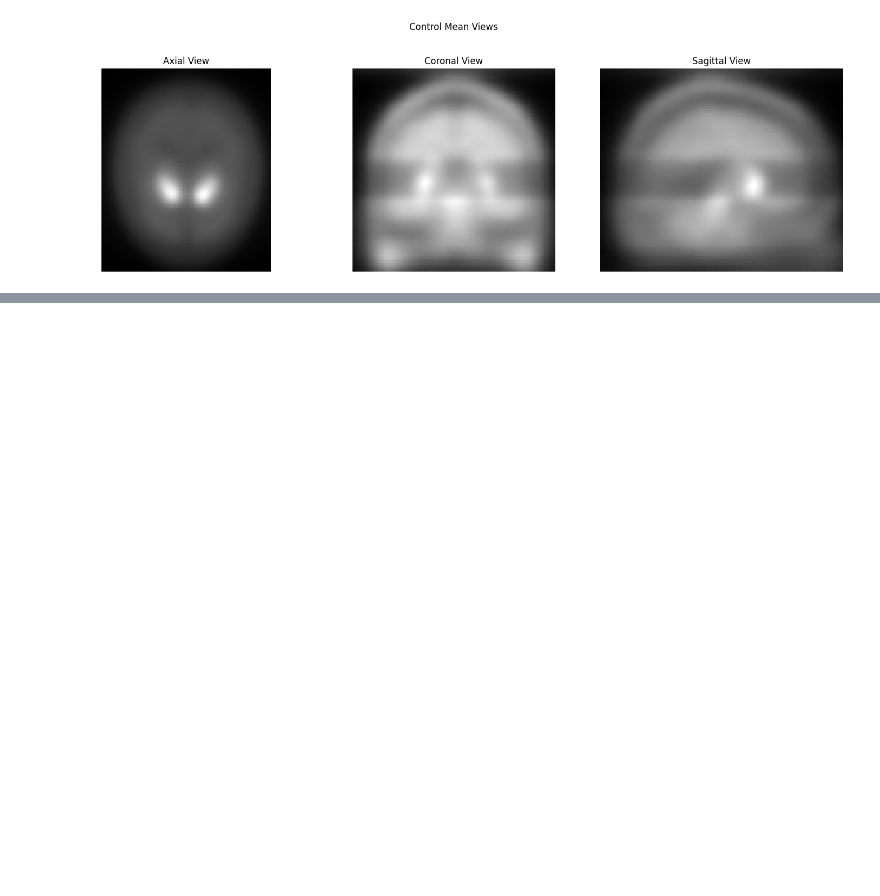
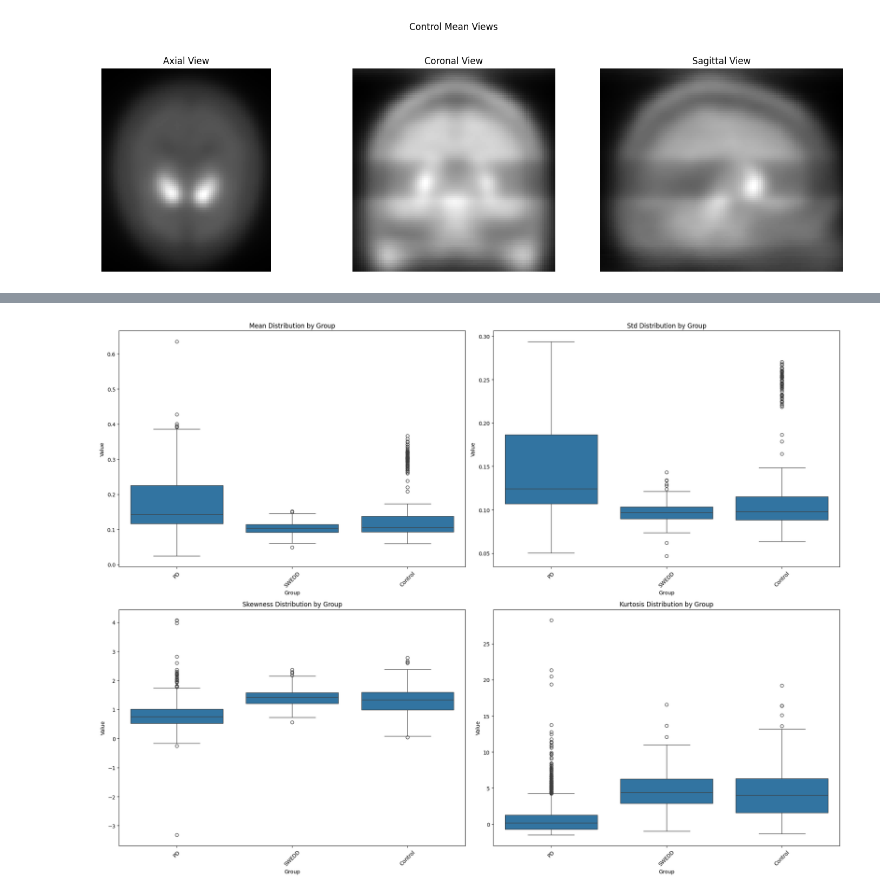
Before and after one commit to alexcri90/ParkinsonThesis, a Jupyter notebook: Notebook.ipynb, the cells around one changed output, grey strips where cells are left out. Drawn from its saved outputs; the diff is of its cells as text; code cells hidden in the pictures; blank space fills up the shorter version.

```diff
--- a/Notebook.ipynb
+++ b/Notebook.ipynb
@@ -280,0 +389,13 @@ Visualizing Patient ID 113050 - File: Images\PPMI_Images_Cont\113050\Reconstruct
+# %%
+# Cell 18: Process statistics for each group with progress tracking
+group_statistics = {}
+for label in group_labels.values():
+    print(f"\nProcessing statistics for {label} group...")
+    start_time = time.time()
+
+    group_df = df[df['label'] == label]
+    group_statistics[label] = process_group_statistics(group_df)
+
+    duration = time.time() - start_time
+    print(f"Completed {label} group in {duration:.2f} seconds")
+    print(f"Processed {len(group_statistics[label])} images")
@@ -280,0 +414,40 @@ Visualizing Patient ID 113050 - File: Images\PPMI_Images_Cont\113050\Reconstruct
+# %%
+# Cell 19: Visualize statistical distributions with efficient memory usage
+def plot_group_statistics(group_statistics):
+    """
+    Create comparison plots for different statistical measures across groups
+    """
+    metrics = ['mean', 'std', 'skewness', 'kurtosis']
+    fig, axes = plt.subplots(2, 2, figsize=(20, 15))
+
+    for idx, (metric, ax) in enumerate(zip(metrics, axes.flatten())):
+        plot_data = []
+        group_names = []
+
+        for group in group_labels.values():
+            values = [s[metric] for s in group_statistics[group]]
+            plot_data.extend(values)
+            group_names.extend([group] * len(values))
+
+        # Create DataFrame for seaborn
+        import pandas as pd
+        df_plot = pd.DataFrame({
+            'Group': group_names,
+            'Value': plot_data
+        })
+
+        # Create boxplot using the correct syntax
+        sns.boxplot(data=df_plot, x='Group', y='Value', ax=ax)
+        ax.set_title(f'{metric.capitalize()} Distribution by Group')
+        ax.tick_params(axis='x', rotation=45)
+
+    plt.tight_layout()
+    plt.show()
+
+    # Clean up
+    plt.close('all')
+    gc.collect()
+
+plot_group_statistics(group_statistics)
+# %% [output]
+[figure, added]
```
Also changed, not shown: parts of 22 cells of this notebook, 2 other files.
